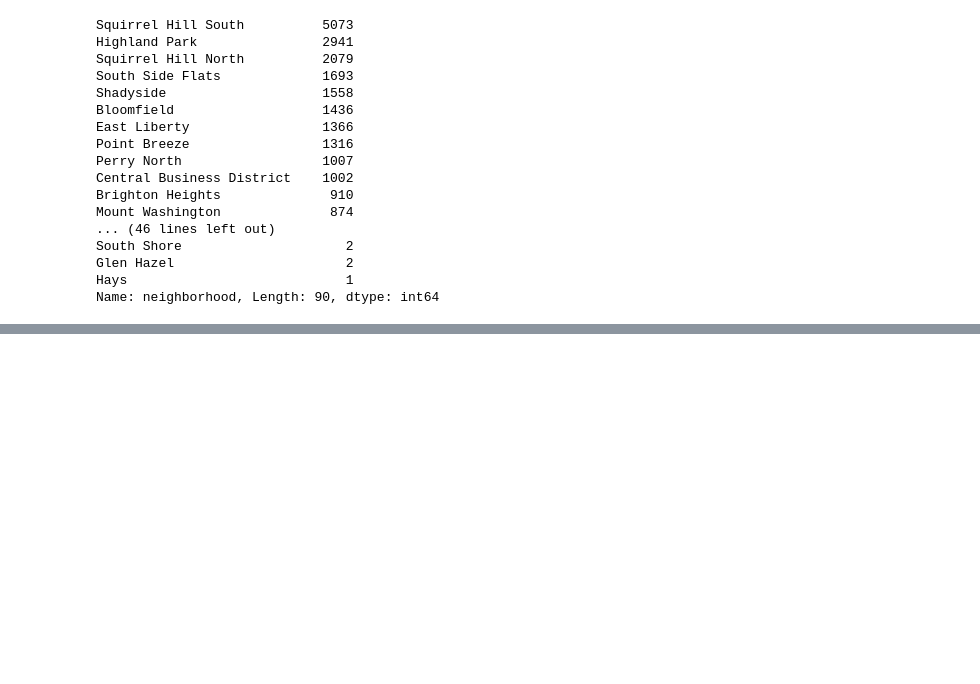
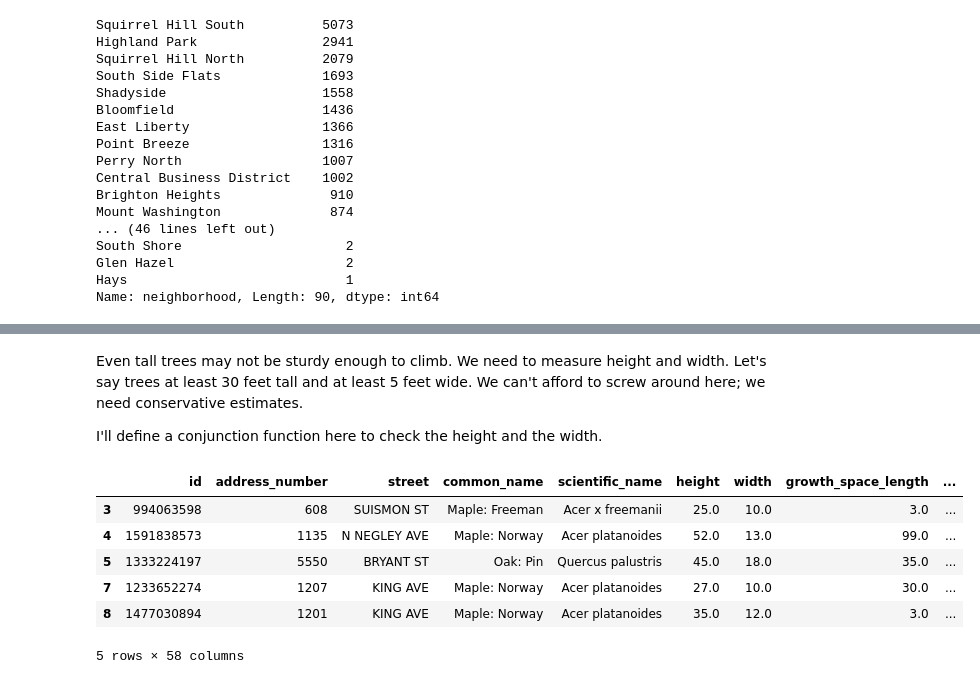
Before and after one commit to MAL341/cmpinf0010-final-project, a Jupyter notebook: final-project.ipynb, the cells around one changed output, grey strips where cells are left out. Saved outputs shown, nothing was run; the diff lists cells and outputs as text; code cells hidden in the pictures; blank space fills up the shorter version.

```diff
--- a/final-project.ipynb
+++ b/final-project.ipynb
@@ -304,0 +318,22 @@ tall_trees.head()
+# %% [markdown]
+Even tall trees may not be sturdy enough to climb. We need to measure height and width. Let's say trees at least 30 feet tall and at least 5 feet wide. We can't afford to screw around here; we need conservative estimates.
+
+I'll define a conjunction function here to check the height and the width.
+# %%
+import functools
+def conjunction(*conditions):
+    return functools.reduce(np.logical_and, conditions)
+
+tall_enough_tree = trees["height"] >= 25
+wide_enough_tree = trees["width"] >= 5
+climbable_trees = trees[conjunction(tall_enough_tree, wide_enough_tree)]
+
+climbable_trees.head()
+# %% [output]
+|  | id | address_number | street | common_name | scientific_name | height | width | growth_space_length | ... |
+| 3 | 994063598 | 608 | SUISMON ST | Maple: Freeman | Acer x freemanii | 25.0 | 10.0 | 3.0 | ... |
+| 4 | 1591838573 | 1135 | N NEGLEY AVE | Maple: Norway | Acer platanoides | 52.0 | 13.0 | 99.0 | ... |
+| 5 | 1333224197 | 5550 | BRYANT ST | Oak: Pin | Quercus palustris | 45.0 | 18.0 | 35.0 | ... |
+| 7 | 1233652274 | 1207 | KING AVE | Maple: Norway | Acer platanoides | 27.0 | 10.0 | 30.0 | ... |
+| 8 | 1477030894 | 1201 | KING AVE | Maple: Norway | Acer platanoides | 35.0 | 12.0 | 3.0 | ... |
+5 rows × 58 columns
```
Also changed, not shown: parts of 20 cells of this notebook.
